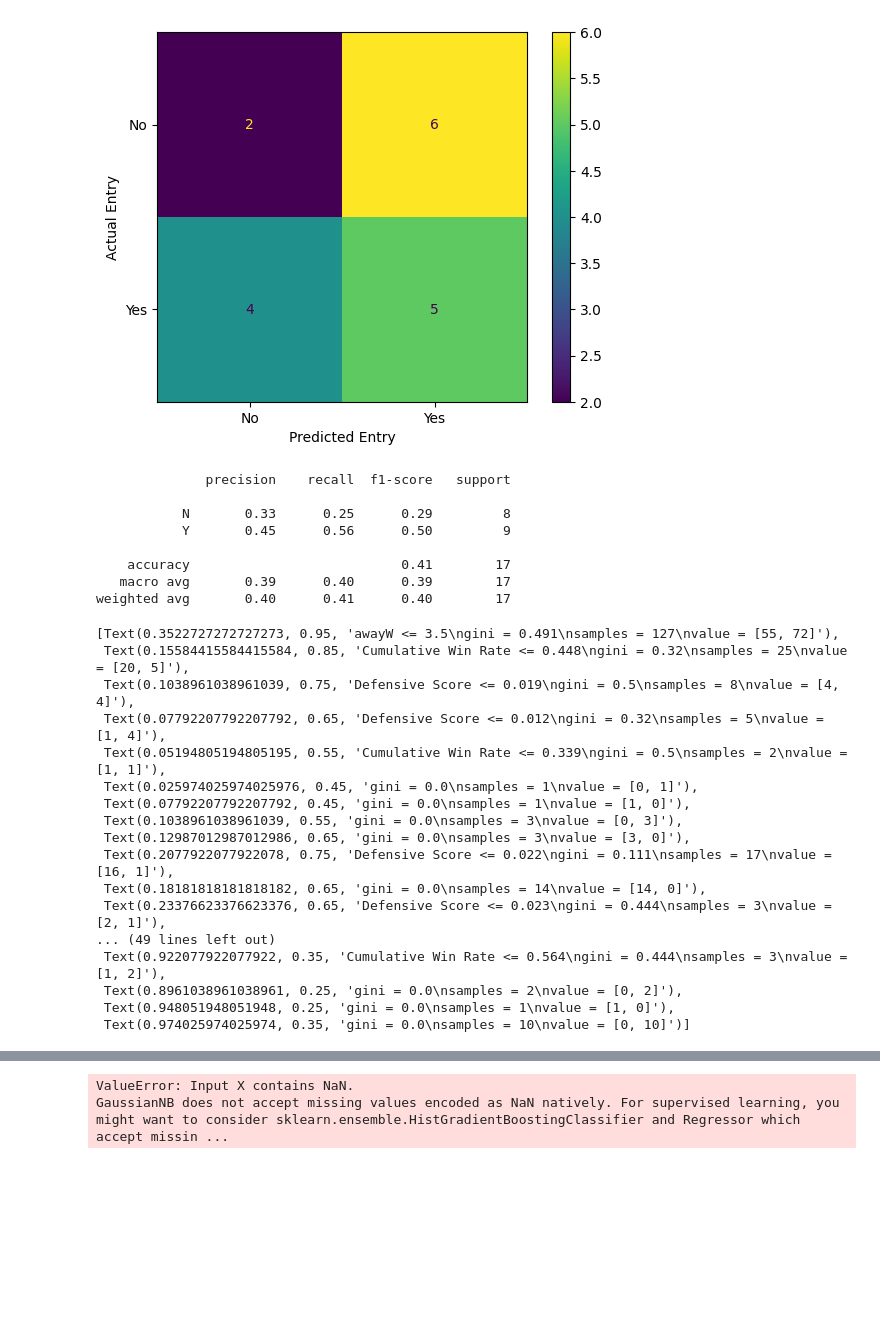
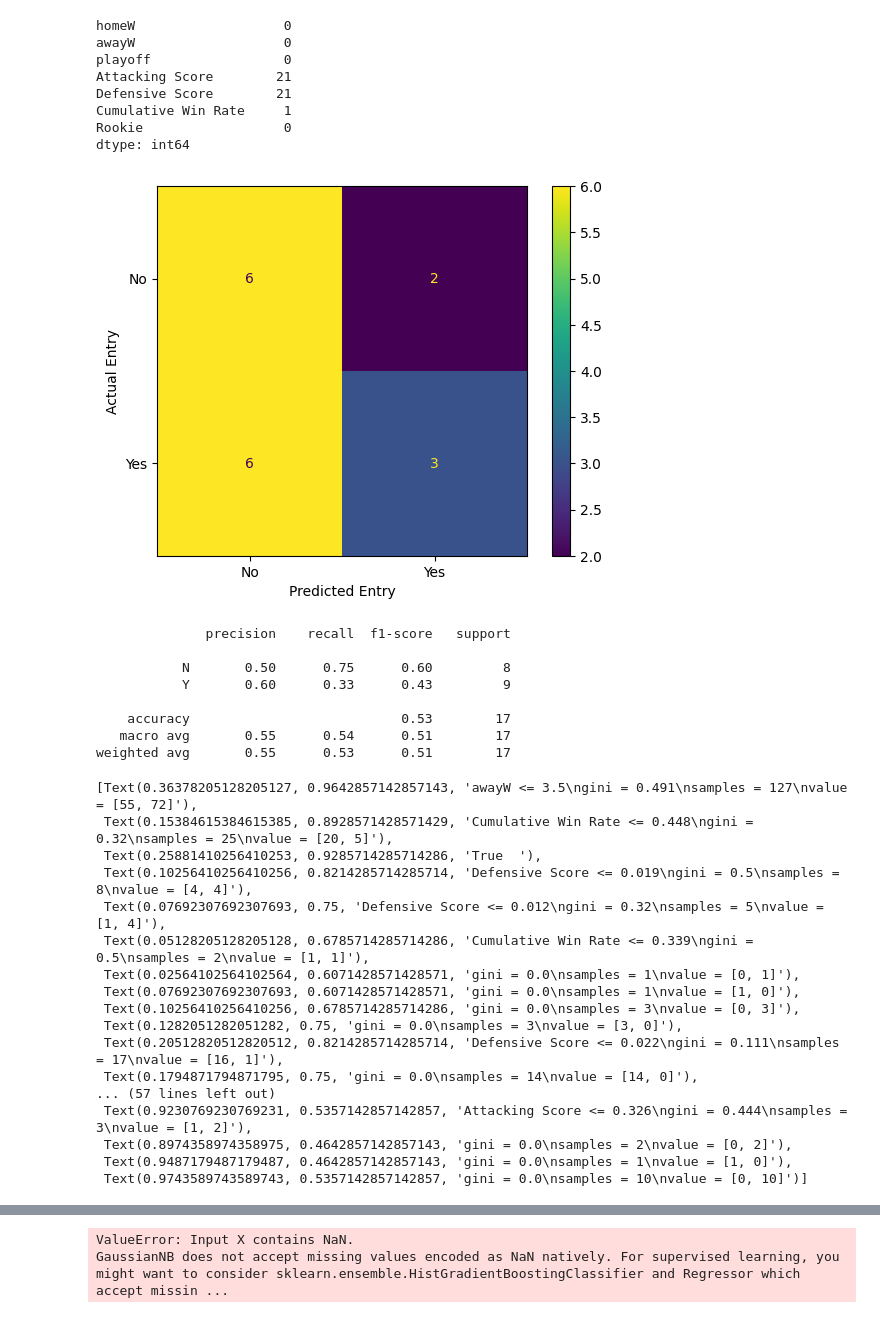
Before and after one commit to sirkotal/feup-ac, a Jupyter notebook: training.ipynb, the cells around one changed output, grey strips where cells are left out. Saved outputs shown, nothing was run; the diff lists cells and outputs as text; code cells hidden in the pictures; blank space fills up the shorter version.

```diff
--- a/training.ipynb
+++ b/training.ipynb
@@ -33,57 +33,66 @@ df_teams['playoffNextYear'] = df_teams['playoff'].shift(-1)
 df_teams.loc[df_teams['franchID'] != df_teams['franchID'].shift(-1), 'playoffNextYear'] = None
 df_teams.dropna(subset=['playoffNextYear'], inplace=True)
 
 label_encoder = LabelEncoder()
 df_teams['playoff'] = label_encoder.fit_transform(df_teams['playoff'])
 
-features = ['homeW', 'awayW', 'playoff', 'Attacking Score', 'Defensive Score', 'Cumulative Win Rate'] # attend?
+features = ['homeW', 'awayW', 'playoff', 'Attacking Score', 'Defensive Score', 'Cumulative Win Rate', 'Rookie'] # attend?
 
 df_teams_train = df_teams[df_teams['year'] <= 8]
 df_teams_test = df_teams[df_teams['year'].isin([9,10])]
 
 # df_teams_train = df_teams[df_teams['year'] <= 5]
 # df_teams_test = df_teams[df_teams['year'].isin([6])]
 
 training_inputs = df_teams_train[features]
 training_classes = df_teams_train['playoffNextYear']
 testing_inputs = df_teams_test[features]
 testing_classes = df_teams_test['playoffNextYear']
 
 dt_class = DecisionTreeClassifier(random_state=42)
 dt_class.fit(training_inputs, training_classes)
+print(training_inputs.isna().sum())
 # dt_class.predict(testing_inputs)
 
 dt_class.score(testing_inputs, testing_classes)
 
 accuracy_score(testing_classes, dt_class.predict(testing_inputs))
 
 data_results(testing_classes, testing_inputs, dt_class)
 
 plot_tree(dt_class, feature_names=features, filled=True)
 # %% [output]
+homeW                   0
+awayW                   0
+playoff                 0
+Attacking Score        21
+Defensive Score        21
+Cumulative Win Rate     1
+Rookie                  0
+dtype: int64
-[figure, old version]
+[figure, new version]
-              precision    recall  f1-score   support
-
-           N       0.33      0.25      0.29         8
-           Y       0.45      0.56      0.50         9
-
-    accuracy                           0.41        17
-   macro avg       0.39      0.40      0.39        17
-weighted avg       0.40      0.41      0.40        17
-[Text(0.3522727272727273, 0.95, 'awayW <= 3.5\ngini = 0.491\nsamples = 127\nvalue = [55, 72]'),
- Text(0.15584415584415584, 0.85, 'Cumulative Win Rate <= 0.448\ngini = 0.32\nsamples = 25\nvalue = [20, 5]'),
- Text(0.1038961038961039, 0.75, 'Defensive Score <= 0.019\ngini = 0.5\nsamples = 8\nvalue = [4, 4]'),
- Text(0.07792207792207792, 0.65, 'Defensive Score <= 0.012\ngini = 0.32\nsamples = 5\nvalue = [1, 4]'),
- Text(0.05194805194805195, 0.55, 'Cumulative Win Rate <= 0.339\ngini = 0.5\nsamples = 2\nvalue = [1, 1]'),
- Text(0.025974025974025976, 0.45, 'gini = 0.0\nsamples = 1\nvalue = [0, 1]'),
- Text(0.07792207792207792, 0.45, 'gini = 0.0\nsamples = 1\nvalue = [1, 0]'),
- Text(0.1038961038961039, 0.55, 'gini = 0.0\nsamples = 3\nvalue = [0, 3]'),
- Text(0.12987012987012986, 0.65, 'gini = 0.0\nsamples = 3\nvalue = [3, 0]'),
- Text(0.2077922077922078, 0.75, 'Defensive Score <= 0.022\ngini = 0.111\nsamples = 17\nvalue = [16, 1]'),
- Text(0.18181818181818182, 0.65, 'gini = 0.0\nsamples = 14\nvalue = [14, 0]'),
- Text(0.23376623376623376, 0.65, 'Defensive Score <= 0.023\ngini = 0.444\nsamples = 3\nvalue = [2, 1]'),
-... (49 lines left out)
- Text(0.922077922077922, 0.35, 'Cumulative Win Rate <= 0.564\ngini = 0.444\nsamples = 3\nvalue = [1, 2]'),
- Text(0.8961038961038961, 0.25, 'gini = 0.0\nsamples = 2\nvalue = [0, 2]'),
- Text(0.948051948051948, 0.25, 'gini = 0.0\nsamples = 1\nvalue = [1, 0]'),
- Text(0.974025974025974, 0.35, 'gini = 0.0\nsamples = 10\nvalue = [0, 10]')]
+              precision    recall  f1-score   support
+
+           N       0.50      0.75      0.60         8
+           Y       0.60      0.33      0.43         9
+
+    accuracy                           0.53        17
+   macro avg       0.55      0.54      0.51        17
+weighted avg       0.55      0.53      0.51        17
+[Text(0.36378205128205127, 0.9642857142857143, 'awayW <= 3.5\ngini = 0.491\nsamples = 127\nvalue = [55, 72]'),
+ Text(0.15384615384615385, 0.8928571428571429, 'Cumulative Win Rate <= 0.448\ngini = 0.32\nsamples = 25\nvalue = [20, 5]'),
+ Text(0.25881410256410253, 0.9285714285714286, 'True  '),
+ Text(0.10256410256410256, 0.8214285714285714, 'Defensive Score <= 0.019\ngini = 0.5\nsamples = 8\nvalue = [4, 4]'),
+ Text(0.07692307692307693, 0.75, 'Defensive Score <= 0.012\ngini = 0.32\nsamples = 5\nvalue = [1, 4]'),
+ Text(0.05128205128205128, 0.6785714285714286, 'Cumulative Win Rate <= 0.339\ngini = 0.5\nsamples = 2\nvalue = [1, 1]'),
+ Text(0.02564102564102564, 0.6071428571428571, 'gini = 0.0\nsamples = 1\nvalue = [0, 1]'),
+ Text(0.07692307692307693, 0.6071428571428571, 'gini = 0.0\nsamples = 1\nvalue = [1, 0]'),
+ Text(0.10256410256410256, 0.6785714285714286, 'gini = 0.0\nsamples = 3\nvalue = [0, 3]'),
+ Text(0.1282051282051282, 0.75, 'gini = 0.0\nsamples = 3\nvalue = [3, 0]'),
+ Text(0.20512820512820512, 0.8214285714285714, 'Defensive Score <= 0.022\ngini = 0.111\nsamples = 17\nvalue = [16, 1]'),
+ Text(0.1794871794871795, 0.75, 'gini = 0.0\nsamples = 14\nvalue = [14, 0]'),
+... (57 lines left out)
+ Text(0.9230769230769231, 0.5357142857142857, 'Attacking Score <= 0.326\ngini = 0.444\nsamples = 3\nvalue = [1, 2]'),
+ Text(0.8974358974358975, 0.4642857142857143, 'gini = 0.0\nsamples = 2\nvalue = [0, 2]'),
+ Text(0.9487179487179487, 0.4642857142857143, 'gini = 0.0\nsamples = 1\nvalue = [1, 0]'),
+ Text(0.9743589743589743, 0.5357142857142857, 'gini = 0.0\nsamples = 10\nvalue = [0, 10]')]
```
Also changed, not shown: parts of 2 cells of this notebook, 3 other files.
